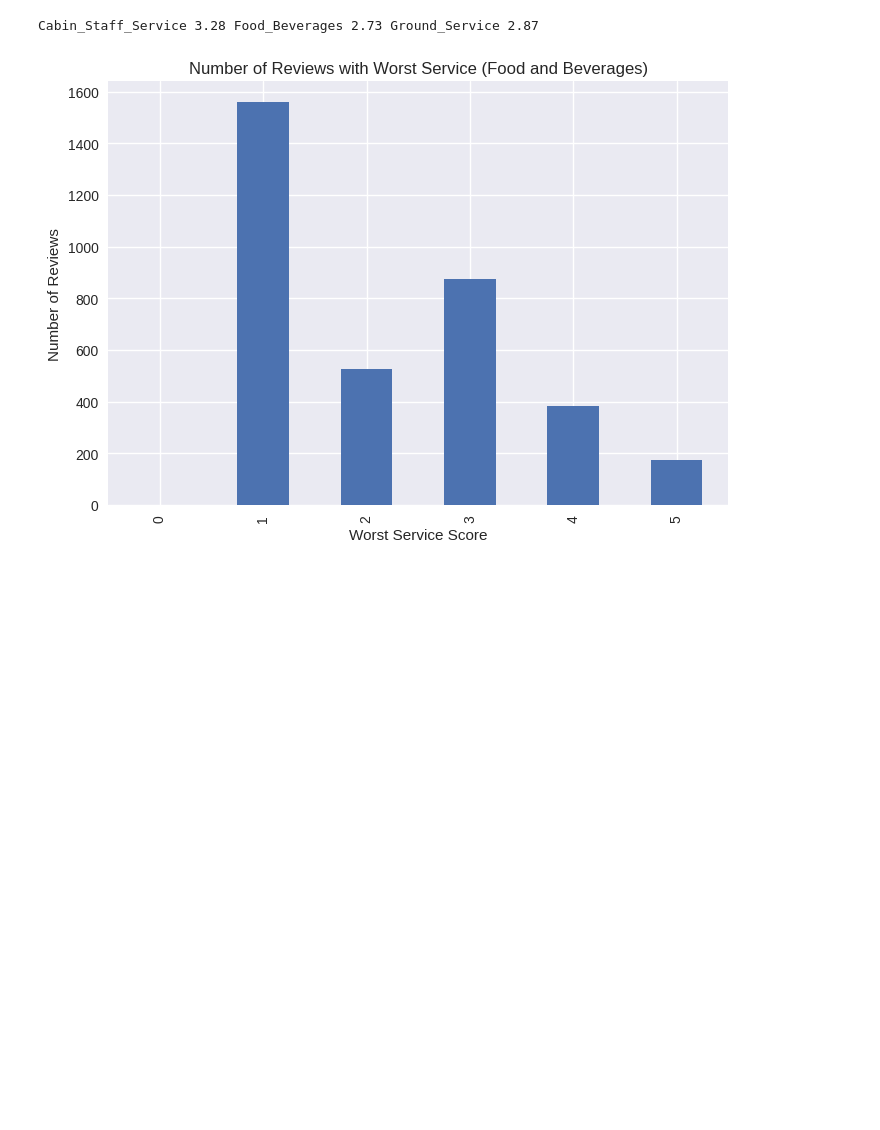
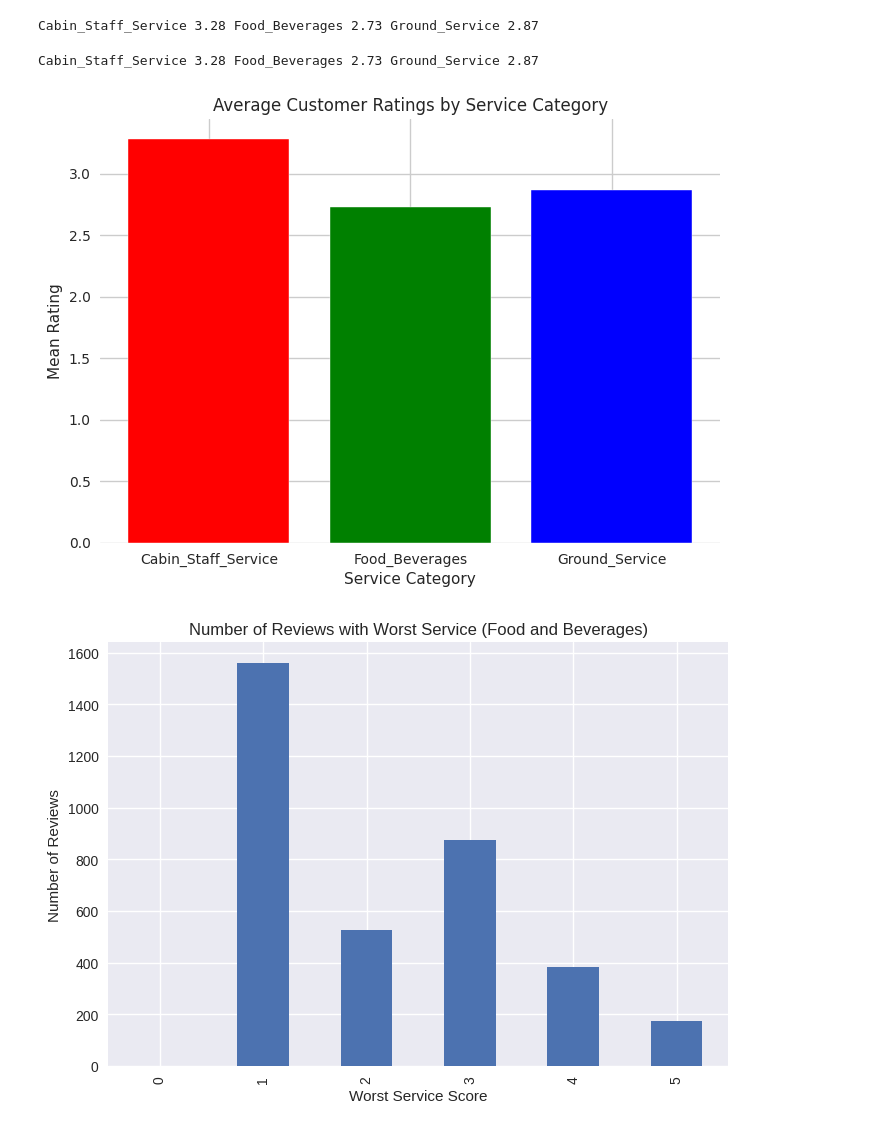
Before and after one commit to AshishShinde03/BritishAirwaysProject, a Jupyter notebook: British_Airways.ipynb, the cells around one changed output. Saved outputs shown, nothing was run; the diff lists cells and outputs as text; code cells hidden in the pictures; blank space fills up the shorter version.

```diff
--- a/British_Airways.ipynb
+++ b/British_Airways.ipynb
@@ -415,6 +415,38 @@ print('Cabin_Staff_Service', mean_cabin_staff,
          'Ground_Service', mean_ground_service)
 # %% [output]
 Cabin_Staff_Service 3.28 Food_Beverages 2.73 Ground_Service 2.87
+# %%
+
+# calculate the mean for each service category
+mean_cabin_staff = round(df['Cabin_Staff_Service'].mean(),2)
+mean_food_beverages = round(df['Food_Beverages'].mean(), 2)
+mean_ground_service = round(df['Ground_Service'].mean(),2)
+
+# create a dictionary with the means for each category
+means = {'Cabin_Staff_Service': mean_cabin_staff,
+         'Food_Beverages': mean_food_beverages,
+         'Ground_Service': mean_ground_service}
+
+# find the category with the lowest mean
+worst_service = min(means, key=means.get)
+
+print('Cabin_Staff_Service', mean_cabin_staff,
+         'Food_Beverages', mean_food_beverages,
+         'Ground_Service', mean_ground_service)
+
+# create a bar chart of the means
+plt.bar(means.keys(), means.values(), color=['red', 'green', 'blue'])
+
+# add labels and title
+plt.xlabel('Service Category')
+plt.ylabel('Mean Rating')
+plt.title('Average Customer Ratings by Service Category')
+
+# show the plot
+plt.show()
+# %% [output]
+Cabin_Staff_Service 3.28 Food_Beverages 2.73 Ground_Service 2.87
+[figure, added]
 # %%
 # create a new column with the minimum value of Cabin_Staff_Service, Food_Beverages, and Ground_Service
 df['worst_service'] = df[['Cabin_Staff_Service', 'Food_Beverages', 'Ground_Service']].min(axis=1)
```
Also changed, not shown: parts of 3 cells of this notebook.
